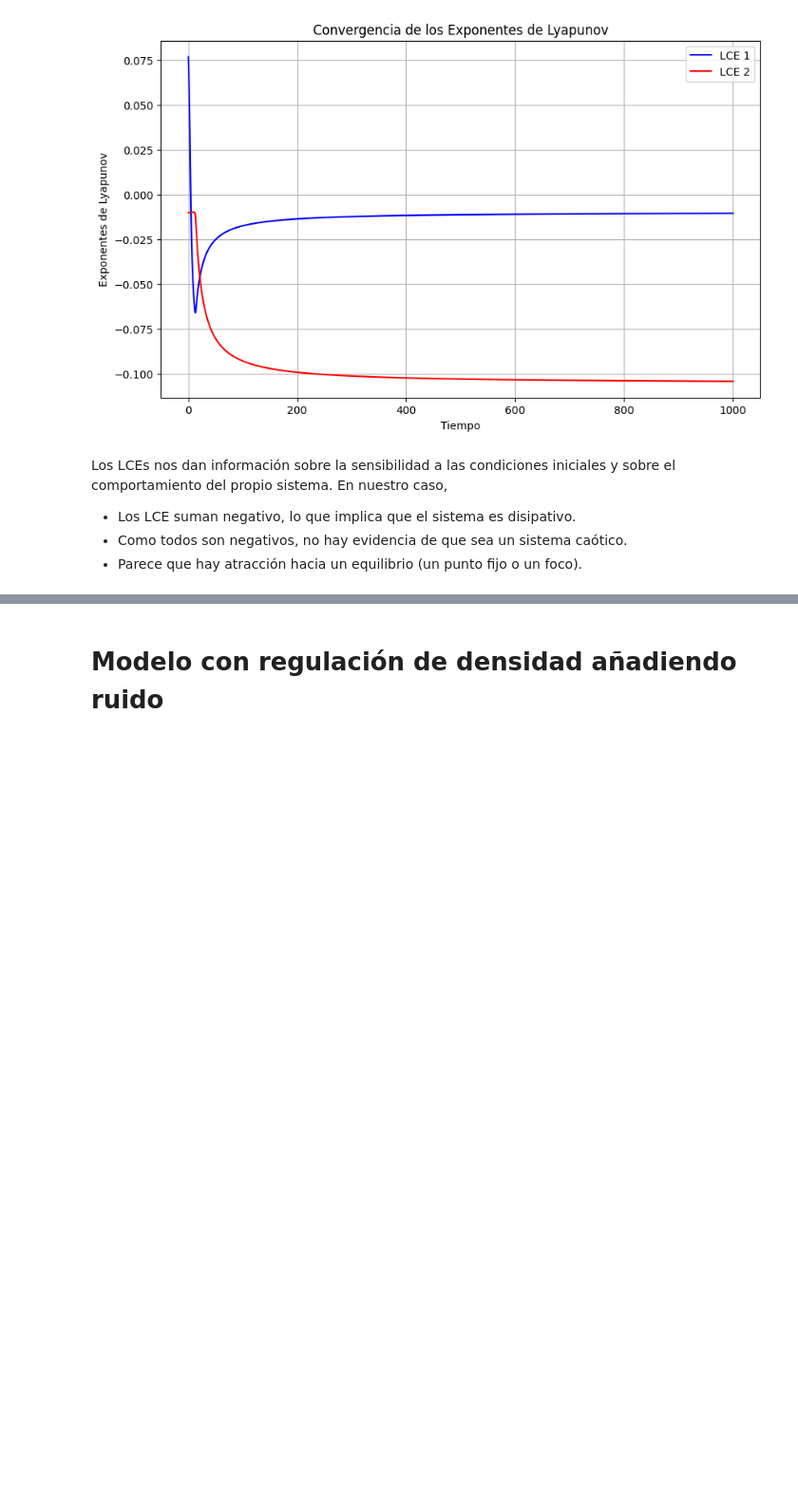
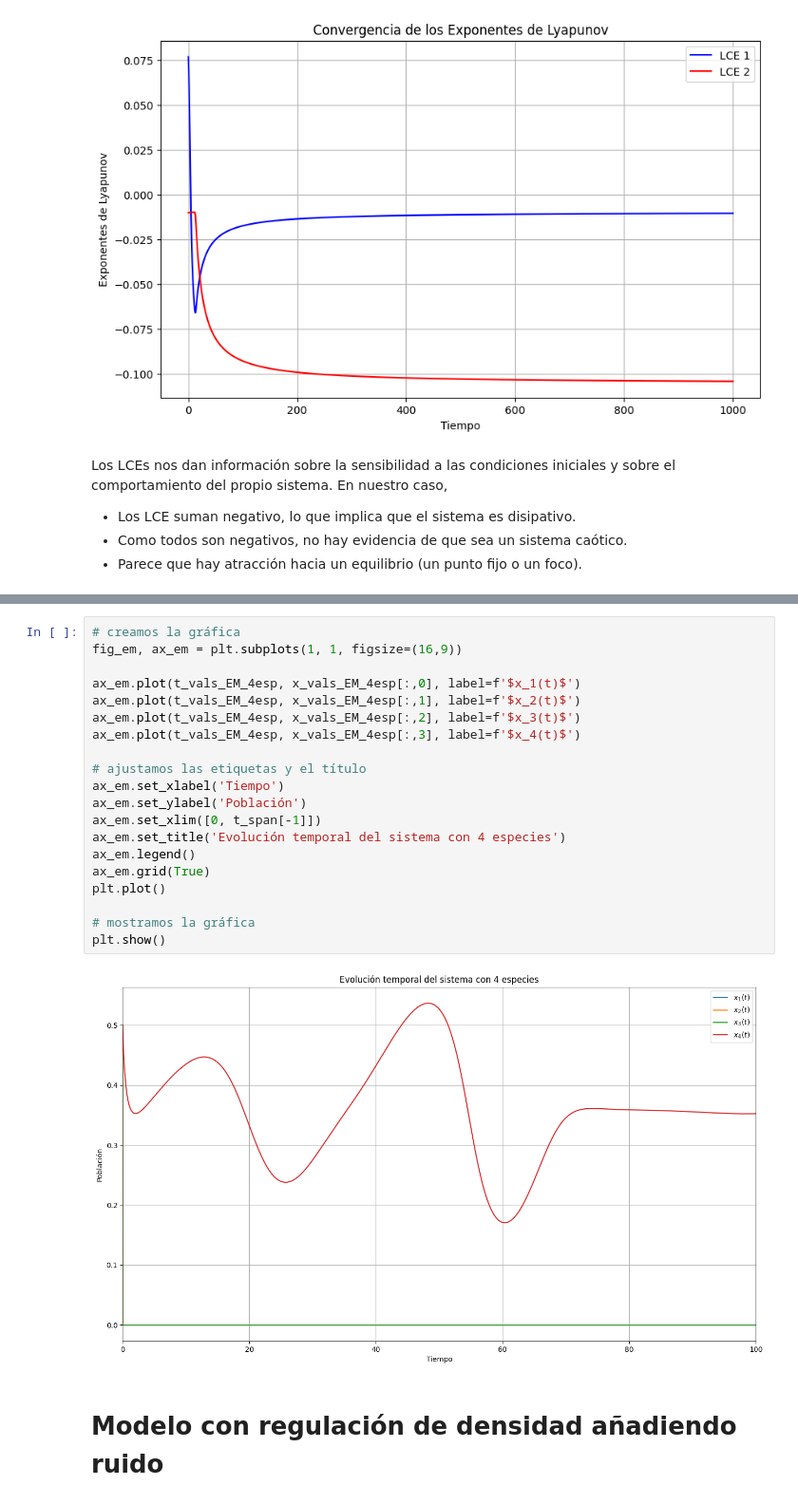
Before and after one commit to jenriquezafra/TFG, a Jupyter notebook: Draft_L-V.ipynb, the cells around one changed output, grey strips where cells are left out. Shown at 95% size. Saved outputs shown, nothing was run; the diff lists cells and outputs as text; blank space fills up the shorter version.

```diff
--- a/Draft_L-V.ipynb
+++ b/Draft_L-V.ipynb
@@ -518,2 +602,24 @@ Los LCEs nos dan información sobre la sensibilidad a las condiciones iniciales
+# %%
+# creamos la gráfica
+fig_em, ax_em = plt.subplots(1, 1, figsize=(16,9))
+
+ax_em.plot(t_vals_EM_4esp, x_vals_EM_4esp[:,0], label=f'$x_1(t)$')
+ax_em.plot(t_vals_EM_4esp, x_vals_EM_4esp[:,1], label=f'$x_2(t)$')
+ax_em.plot(t_vals_EM_4esp, x_vals_EM_4esp[:,2], label=f'$x_3(t)$')
+ax_em.plot(t_vals_EM_4esp, x_vals_EM_4esp[:,3], label=f'$x_4(t)$')
+
+# ajustamos las etiquetas y el título
+ax_em.set_xlabel('Tiempo')
+ax_em.set_ylabel('Población')
+ax_em.set_xlim([0, t_span[-1]])
+ax_em.set_title('Evolución temporal del sistema con 4 especies')
+ax_em.legend()
+ax_em.grid(True)
+plt.plot()
+
+# mostramos la gráfica
+plt.show()
+# %% [output]
+[figure, added]
 # %% [markdown]
 # Modelo con regulación de densidad añadiendo ruido
```
Also changed, not shown: parts of 5 cells of this notebook.
